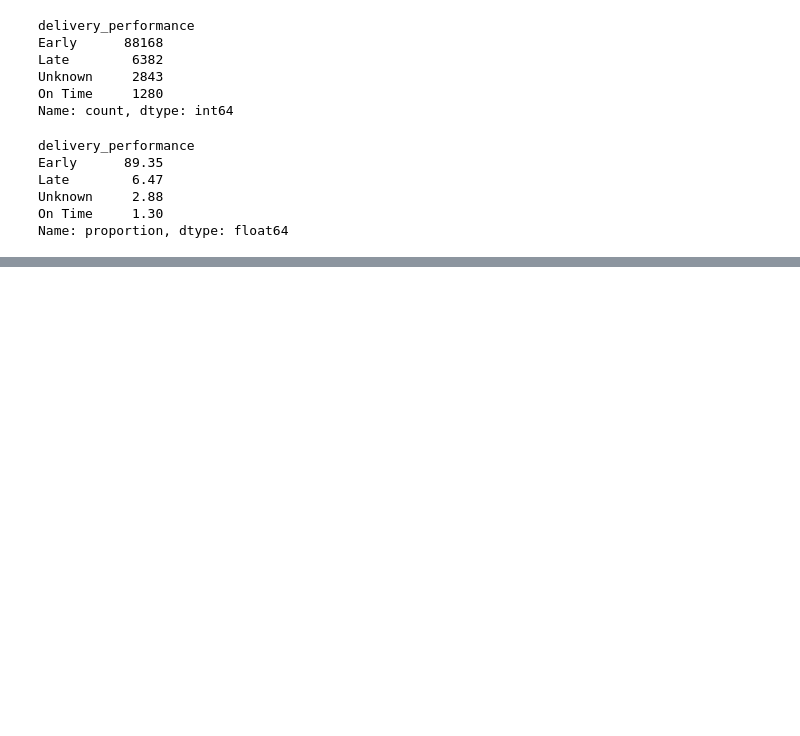
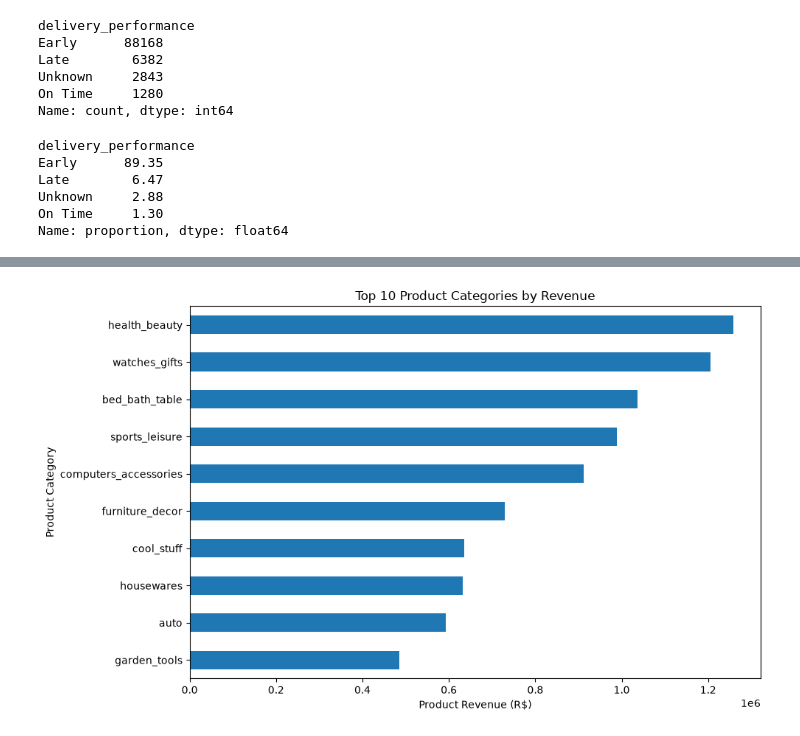
Before and after one commit to PoojaMandal7355/olist-ecommerce-analytics, a Jupyter notebook: notebooks/01_olist_eda.ipynb, the cells around one changed output, grey strips where cells are left out. Saved outputs shown, nothing was run; the diff lists cells and outputs as text; code cells hidden in the pictures; blank space fills up the shorter version.

Commit message:
Add product and category analysis

```diff
--- a/notebooks/01_olist_eda.ipynb
+++ b/notebooks/01_olist_eda.ipynb
@@ -876,0 +936,10 @@ Name: proportion, dtype: float64
+# %%
+products = products.merge(
+    category_translation,
+    on="product_category_name",
+    how="left"
+)
+
+products[
+    ["product_id", "product_category_name", "product_category_name_english"]
+].head()
@@ -876,0 +953,11 @@ Name: proportion, dtype: float64
+# %%
+order_items_with_products = order_items.merge(
+    products[["product_id", "product_category_name_english"]],
+    on="product_id",
+    how="left"
+)
+
+order_items_with_products[
+    ["order_id", "product_id", "price", "freight_value",
+     "product_category_name_english"]
+].head()
@@ -876,0 +971,9 @@ Name: proportion, dtype: float64
+# %%
+category_revenue = (
+    order_items_with_products
+    .groupby("product_category_name_english")["price"]
+    .sum()
+    .sort_values(ascending=False)
+)
+
+category_revenue.head(10)
@@ -876,0 +1037,15 @@ Name: proportion, dtype: float64
+# %%
+top_categories_revenue = category_revenue.head(10)
+
+plt.figure(figsize=(10, 6))
+
+top_categories_revenue.sort_values().plot(kind="barh")
+
+plt.title("Top 10 Product Categories by Revenue")
+plt.xlabel("Product Revenue (R$)")
+plt.ylabel("Product Category")
+
+plt.tight_layout()
+plt.show()
+# %% [output]
+[figure, added]
```
Also changed, not shown: parts of 12 cells of this notebook.
